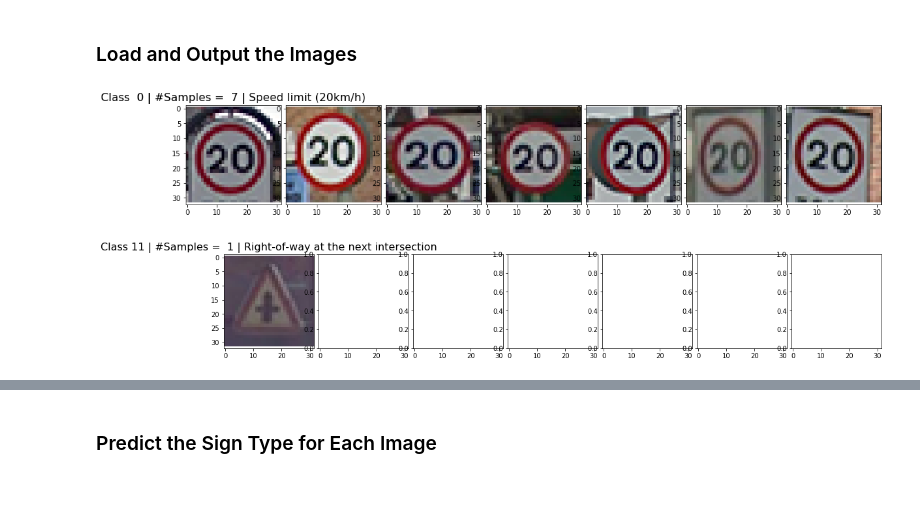
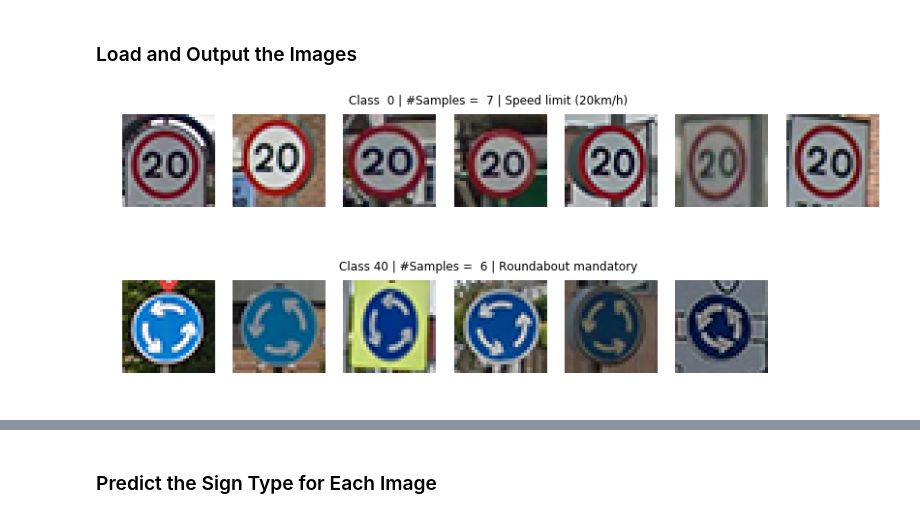
Before and after one commit to jabeerahmed/CarND-LeNet-Lab, a Jupyter notebook: Traffic_Sign_Classifier.ipynb, the cells around one changed output, grey strips where cells are left out. Cells and saved outputs as stored; diff of their text form; code cells hidden in the pictures; blank space fills up the shorter version.

```diff
--- a/Traffic_Sign_Classifier.ipynb
+++ b/Traffic_Sign_Classifier.ipynb
@@ -1174,24 +1025,28 @@ You may find `signnames.csv` useful as it contains mappings from the class id (i
 # %%
 ### Load the images and plot them here.
 ### Feel free to use as many code cells as needed.
 
 internet_data = pickle.load(open('custom/custom.p', 'rb'))
 for i, img in enumerate(internet_data['features']):
     internet_data['features'][i] = np.copy(cv2.cvtColor(img, cv2.COLOR_BGR2RGB))
 
 internet_data_by_class = ImageLoader.split_data_into_classes(images=internet_data['features'],labels=internet_data['labels'], num_classes=43)
 signs = ImageLoader.Read_Sign_Names('signnames.csv')
 classes = np.unique(internet_data['labels'])
-max_per_class = max([len(internet_data_by_class[c]) for c in classes])
+
+num_per_class = np.array([len(internet_data_by_class[c]) for c in classes])
+sorted_mpclas = np.argsort(-num_per_class)
+max_per_class = max(num_per_class)
 max_draw_per_class = max(5, max_per_class)
 
-for c in classes:
+for sc in sorted_mpclas:
+    c   = classes[sc]
     ims = internet_data_by_class[c]
     n = min(len(ims), max_draw_per_class)
     fig, axs = plt.subplots(nrows=1, ncols=max_draw_per_class, figsize=(2*np.array((max_draw_per_class, 1))), sharex=True)
-    fig.subplots_adjust(left = 0, right = 1, bottom = 0, top = 1, hspace = 0.05, wspace = 0.05)
-    for i in range(n): axs[i].imshow(ims[i]), fig.show()
-    axs[0].set_title('Class {:2d} | #Samples = {:2d} | {:20s}'.format(int(c), len(ims), signs[c]), FontSize=16)
+    fig.suptitle('Class {:2d} | #Samples = {:2d} | {}'.format(int(c), len(ims), signs[c]), FontSize=20)
+    for ax in axs: ax.axis('off')
+    for i in range(n): axs[i].imshow(ims[i])
 # %% [output]
-[figure, old version]
+[figure, new version]
-[figure, old version]
+[figure, new version]
```
Also changed, not shown: parts of 29 cells of this notebook.
